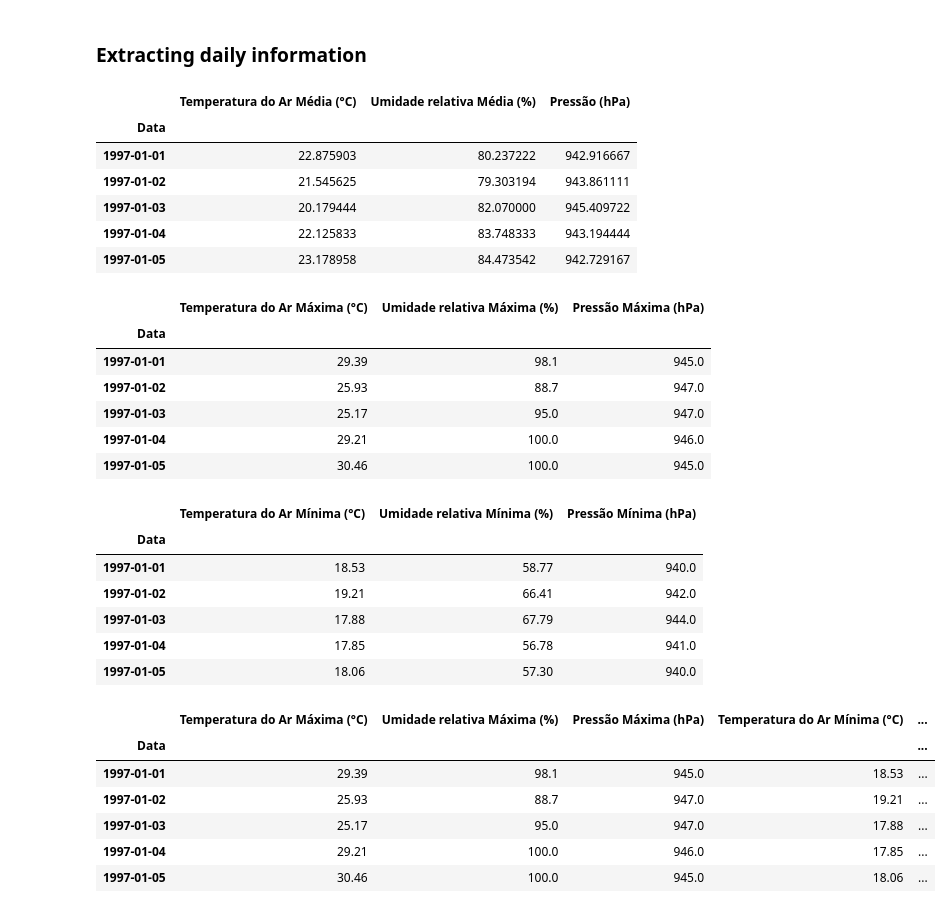
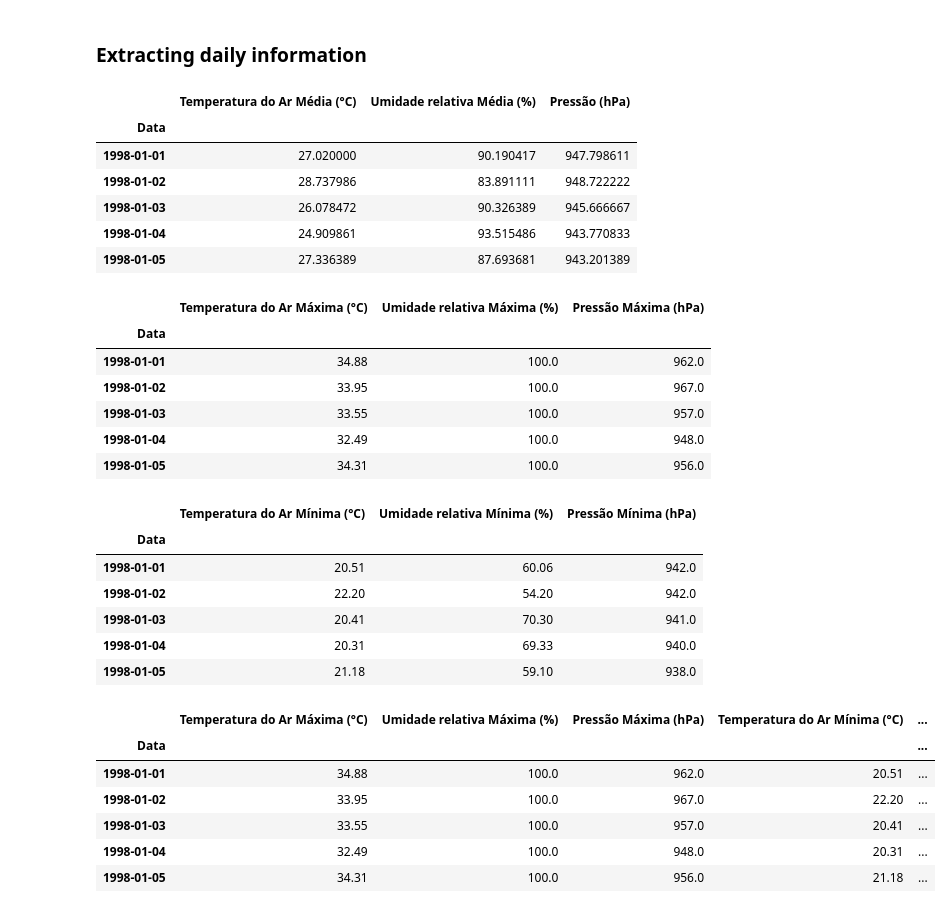
Before and after one commit to imdavi/climate-health-data-analysis, a Jupyter notebook: 3. Exploring 111.ipynb, the cells around one changed output. Saved outputs shown, nothing was run; the diff lists cells and outputs as text; code cells hidden in the pictures.

```diff
--- a/3. Exploring 111.ipynb
+++ b/3. Exploring 111.ipynb
@@ -68,49 +46,51 @@ daily_analysis_columns = [_TEMPERATURE_COLUMN,_HUMIDITY_COLUMN,_PRESSURE_COLUMN]
+# %%
+daily_analysis_columns = [columns.TEMPERATURE,columns.HUMIDITY,columns.PRESSURE]
 # %%
-daily_average_from_columns = data_frame.groupby(_DATE_COLUMN)[daily_analysis_columns].mean()
+daily_average_from_columns = data_frame.groupby(columns.DATE)[daily_analysis_columns].mean()
 daily_average_from_columns.head()
 # %% [output]
 |  | Temperatura do Ar Média (°C) | Umidade relativa Média (%) | Pressão (hPa) |
 | Data |  |  |  |
-| 1997-01-01 | 22.875903 | 80.237222 | 942.916667 |
-| 1997-01-02 | 21.545625 | 79.303194 | 943.861111 |
-| 1997-01-03 | 20.179444 | 82.070000 | 945.409722 |
-| 1997-01-04 | 22.125833 | 83.748333 | 943.194444 |
-| 1997-01-05 | 23.178958 | 84.473542 | 942.729167 |
+| 1998-01-01 | 27.020000 | 90.190417 | 947.798611 |
+| 1998-01-02 | 28.737986 | 83.891111 | 948.722222 |
+| 1998-01-03 | 26.078472 | 90.326389 | 945.666667 |
+| 1998-01-04 | 24.909861 | 93.515486 | 943.770833 |
+| 1998-01-05 | 27.336389 | 87.693681 | 943.201389 |
 # %%
-daily_max_from_columns = data_frame.groupby(_DATE_COLUMN)[daily_analysis_columns].max()
-new_column_names = [_MAX_TEMP_COLUMN,_MAX_HUMIDITY_COLUMN,_MAX_PRESSURE_COLUMN]
+daily_max_from_columns = data_frame.groupby(columns.DATE)[daily_analysis_columns].max()
+new_column_names = [columns.MAX_TEMP,columns.MAX_HUMIDITY,columns.MAX_PRESSURE]
 daily_max_from_columns.columns = new_column_names
 daily_max_from_columns.head()
 # %% [output]
 |  | Temperatura do Ar Máxima (°C) | Umidade relativa Máxima (%) | Pressão Máxima (hPa) |
 | Data |  |  |  |
-| 1997-01-01 | 29.39 | 98.1 | 945.0 |
-| 1997-01-02 | 25.93 | 88.7 | 947.0 |
-| 1997-01-03 | 25.17 | 95.0 | 947.0 |
-| 1997-01-04 | 29.21 | 100.0 | 946.0 |
-| 1997-01-05 | 30.46 | 100.0 | 945.0 |
+| 1998-01-01 | 34.88 | 100.0 | 962.0 |
+| 1998-01-02 | 33.95 | 100.0 | 967.0 |
+| 1998-01-03 | 33.55 | 100.0 | 957.0 |
+| 1998-01-04 | 32.49 | 100.0 | 948.0 |
+| 1998-01-05 | 34.31 | 100.0 | 956.0 |
 # %%
-daily_min_from_columns = data_frame.groupby(_DATE_COLUMN)[daily_analysis_columns].min()
-new_column_names = [_MIN_TEMP_COLUMN,_MIN_HUMIDITY_COLUMN,_MIN_PRESSURE_COLUMN]
+daily_min_from_columns = data_frame.groupby(columns.DATE)[daily_analysis_columns].min()
+new_column_names = [columns.MIN_TEMP,columns.MIN_HUMIDITY,columns.MIN_PRESSURE]
 daily_min_from_columns.columns = new_column_names
 daily_min_from_columns.head()
 # %% [output]
 |  | Temperatura do Ar Mínima (°C) | Umidade relativa Mínima (%) | Pressão Mínima (hPa) |
 | Data |  |  |  |
-| 1997-01-01 | 18.53 | 58.77 | 940.0 |
-| 1997-01-02 | 19.21 | 66.41 | 942.0 |
-| 1997-01-03 | 17.88 | 67.79 | 944.0 |
-| 1997-01-04 | 17.85 | 56.78 | 941.0 |
-| 1997-01-05 | 18.06 | 57.30 | 940.0 |
+| 1998-01-01 | 20.51 | 60.06 | 942.0 |
+| 1998-01-02 | 22.20 | 54.20 | 942.0 |
+| 1998-01-03 | 20.41 | 70.30 | 941.0 |
+| 1998-01-04 | 20.31 | 69.33 | 940.0 |
+| 1998-01-05 | 21.18 | 59.10 | 938.0 |
 # %%
-daily_analysis_data_frame = pd.merge(daily_max_from_columns,daily_min_from_columns, on=_DATE_COLUMN)
-daily_analysis_data_frame = pd.merge(daily_analysis_data_frame, daily_average_from_columns, on=_DATE_COLUMN)
+daily_analysis_data_frame = pd.merge(daily_max_from_columns,daily_min_from_columns, on=columns.DATE)
+daily_analysis_data_frame = pd.merge(daily_analysis_data_frame, daily_average_from_columns, on=columns.DATE)
 daily_analysis_data_frame.head()
 # %% [output]
 |  | Temperatura do Ar Máxima (°C) | Umidade relativa Máxima (%) | Pressão Máxima (hPa) | Temperatura do Ar Mínima (°C) | ... |
 | Data |  |  |  |  | ... |
-| 1997-01-01 | 29.39 | 98.1 | 945.0 | 18.53 | ... |
-| 1997-01-02 | 25.93 | 88.7 | 947.0 | 19.21 | ... |
-| 1997-01-03 | 25.17 | 95.0 | 947.0 | 17.88 | ... |
-| 1997-01-04 | 29.21 | 100.0 | 946.0 | 17.85 | ... |
-| 1997-01-05 | 30.46 | 100.0 | 945.0 | 18.06 | ... |
+| 1998-01-01 | 34.88 | 100.0 | 962.0 | 20.51 | ... |
+| 1998-01-02 | 33.95 | 100.0 | 967.0 | 22.20 | ... |
+| 1998-01-03 | 33.55 | 100.0 | 957.0 | 20.41 | ... |
+| 1998-01-04 | 32.49 | 100.0 | 948.0 | 20.31 | ... |
+| 1998-01-05 | 34.31 | 100.0 | 956.0 | 21.18 | ... |
```
Also changed, not shown: parts of 22 cells of this notebook.
